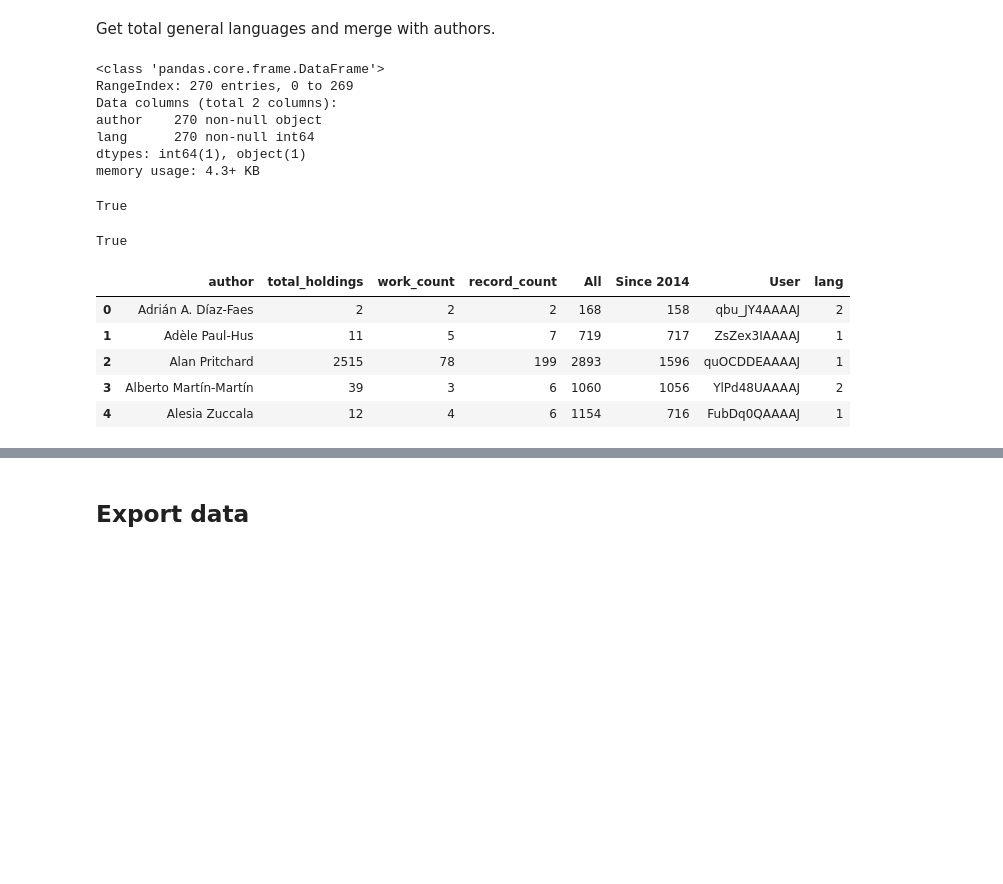
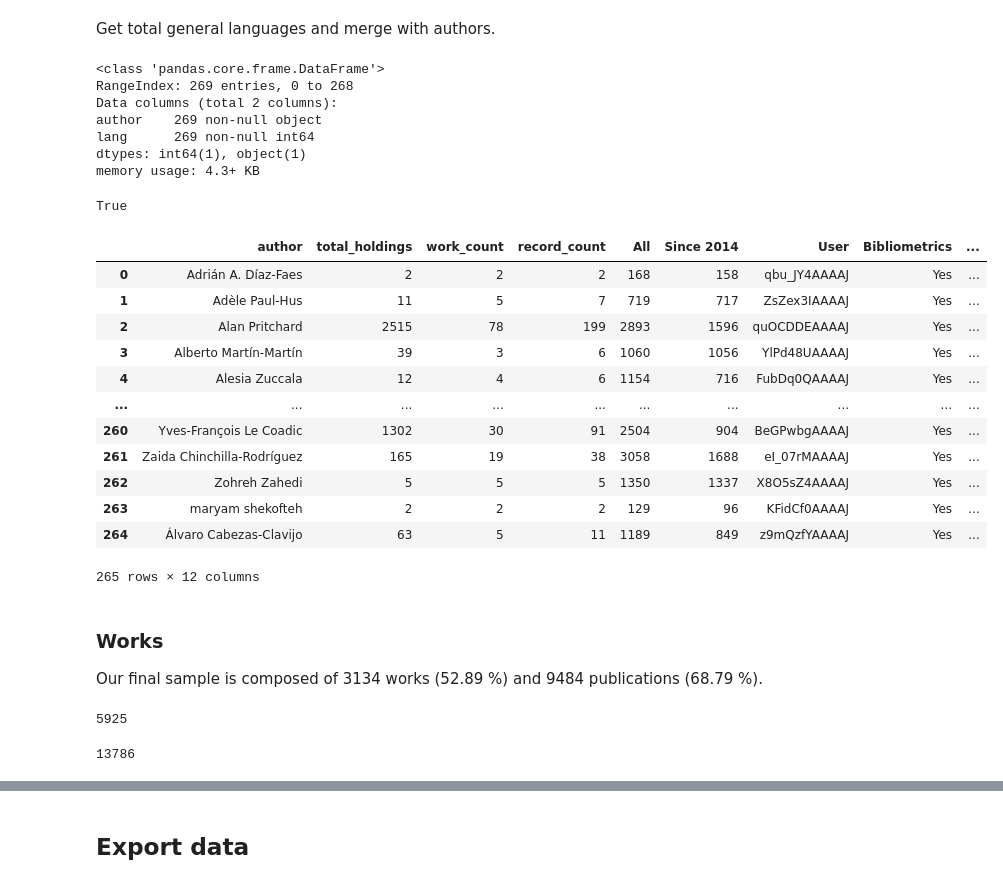
Before and after one commit to Wences91/library_catalog_wi, a Jupyter notebook: index.ipynb, the cells around one changed output, grey strips where cells are left out. Drawn from its saved outputs; the diff is of its cells as text; code cells hidden in the pictures; blank space fills up the shorter version.

```diff
--- a/index.ipynb
+++ b/index.ipynb
@@ -141,9 +212,9 @@ True
 #### Google Scholar
 Filter to only authors with works in WorldCat Identities.
 # %%
-google_scholar = pandas.read_csv('data/google_scholar.tsv',
-                                 sep = '\t',
-                                 na_values = 'NA')
+google_scholar = pd.read_csv('data/google_scholar.tsv',
+                             sep = '\t',
+                             na_values = 'NA')
 google_scholar
 # %% [output]
 |  | Author | All | Since 2014 | LC | User |
@@ -185,11 +252,11 @@ True
 #### Languages
 In this case there are four missed authorities.
 # %%
-authors_langs = pandas.read_csv('data/uri_worldcat_identities_langs.tsv',
-                               sep = '\t',
-                               na_values = 'NA')
+authors_langs = pd.read_csv('data/uri_worldcat_identities_langs.tsv',
+                            sep = '\t',
+                            na_values = 'NA')
 
-authors_langs.head()
+authors_langs
 # %% [output]
 |  | author | author_id | lang | count |
 | 0 | Loet Leydesdorff | lccn-n80112847 | eng | 120 |
@@ -262,5 +343,9 @@ memory usage: 8.6+ KB
 # %%
-authors_gs=pandas.merge(left=authors_data_group, right=google_scholar[['Author', 'All', 'Since 2014', 'User']],
-               how='inner', left_on='author', right_on='Author')
-authors_gs.head()
+authors_gs = pd.merge(left=authors_data_group, right=google_scholar[['Author', 'All', 'Since 2014', 'User']],
+                      how='inner',
+                      left_on='author',
+                      right_on='Author')
+
+authors_gs = authors_gs[['author', 'total_holdings', 'work_count', 'record_count', 'All', 'Since 2014', 'User']]
+authors_gs
 # %% [output]
@@ -276,0 +367,8 @@ authors_gs=authors_gs[['author', 'total_holdings', 'work_count', 'record_count',
+# %%
+authors_gs = pd.merge(left=authors_gs, right=authors_biblio_data,
+                      how='inner',
+                      left_on='author',
+                      right_on='Author')
+
+authors_gs = authors_gs.drop('Author', 1)
+authors_gs
@@ -328,10 +476,10 @@ authors_langs_unique = authors_langs_unique[['author','lang']].groupby(['author'
 authors_langs_unique.info()
 # %% [output]
 <class 'pandas.core.frame.DataFrame'>
-RangeIndex: 270 entries, 0 to 269
+RangeIndex: 269 entries, 0 to 268
 Data columns (total 2 columns):
-author    270 non-null object
-lang      270 non-null int64
+author    269 non-null object
+lang      269 non-null int64
 dtypes: int64(1), object(1)
 memory usage: 4.3+ KB
 # %%
@@ -339,17 +487,32 @@ set(authors_langs_unique['author'].tolist()) == set(authors_gs['author'].tolist(
 # %% [output]
 True
-# %%
-set(authors_gs['author'].tolist()) == set(authors_langs_unique['author'].tolist())
-# %% [output]
-True
 # %%
-authors_gs=pandas.merge(left=authors_gs, right=authors_langs_unique,
-               how='inner', on='author')
-authors_gs.head()
+authors_gs = pd.merge(left=authors_gs, right=authors_langs_unique,
+                      how='inner',
+                      on='author')
+authors_gs
 # %% [output]
-|  | author | total_holdings | work_count | record_count | All | Since 2014 | User | lang |
-| 0 | Adrián A. Díaz-Faes | 2 | 2 | 2 | 168 | 158 | qbu_JY4AAAAJ | 2 |
-| 1 | Adèle Paul-Hus | 11 | 5 | 7 | 719 | 717 | ZsZex3IAAAAJ | 1 |
-| 2 | Alan Pritchard | 2515 | 78 | 199 | 2893 | 1596 | quOCDDEAAAAJ | 1 |
-| 3 | Alberto Martín-Martín | 39 | 3 | 6 | 1060 | 1056 | YlPd48UAAAAJ | 2 |
-| 4 | Alesia Zuccala | 12 | 4 | 6 | 1154 | 716 | FubDq0QAAAAJ | 1 |
+|  | author | total_holdings | work_count | record_count | All | Since 2014 | User | Bibliometrics | ... |
+| 0 | Adrián A. Díaz-Faes | 2 | 2 | 2 | 168 | 158 | qbu_JY4AAAAJ | Yes | ... |
+| 1 | Adèle Paul-Hus | 11 | 5 | 7 | 719 | 717 | ZsZex3IAAAAJ | Yes | ... |
+| 2 | Alan Pritchard | 2515 | 78 | 199 | 2893 | 1596 | quOCDDEAAAAJ | Yes | ... |
+| 3 | Alberto Martín-Martín | 39 | 3 | 6 | 1060 | 1056 | YlPd48UAAAAJ | Yes | ... |
+| 4 | Alesia Zuccala | 12 | 4 | 6 | 1154 | 716 | FubDq0QAAAAJ | Yes | ... |
+| ... | ... | ... | ... | ... | ... | ... | ... | ... | ... |
+| 260 | Yves-François Le Coadic | 1302 | 30 | 91 | 2504 | 904 | BeGPwbgAAAAJ | Yes | ... |
+| 261 | Zaida Chinchilla-Rodríguez | 165 | 19 | 38 | 3058 | 1688 | eI_07rMAAAAJ | Yes | ... |
+| 262 | Zohreh Zahedi | 5 | 5 | 5 | 1350 | 1337 | X8O5sZ4AAAAJ | Yes | ... |
+| 263 | maryam shekofteh | 2 | 2 | 2 | 129 | 96 | KFidCf0AAAAJ | Yes | ... |
+| 264 | Álvaro Cabezas-Clavijo | 63 | 5 | 11 | 1189 | 849 | z9mQzfYAAAAJ | Yes | ... |
+265 rows × 12 columns
+# %% [markdown]
+### Works
+Our final sample is composed of 3134 works (52.89 %) and 9484 publications (68.79 %).
+# %%
+sum(authors_gs['work_count'])
+# %% [output]
+5925
+# %%
+sum(authors_gs['record_count'])
+# %% [output]
+13786
```
Also changed, not shown: parts of 50 cells of this notebook, 8 other files.
